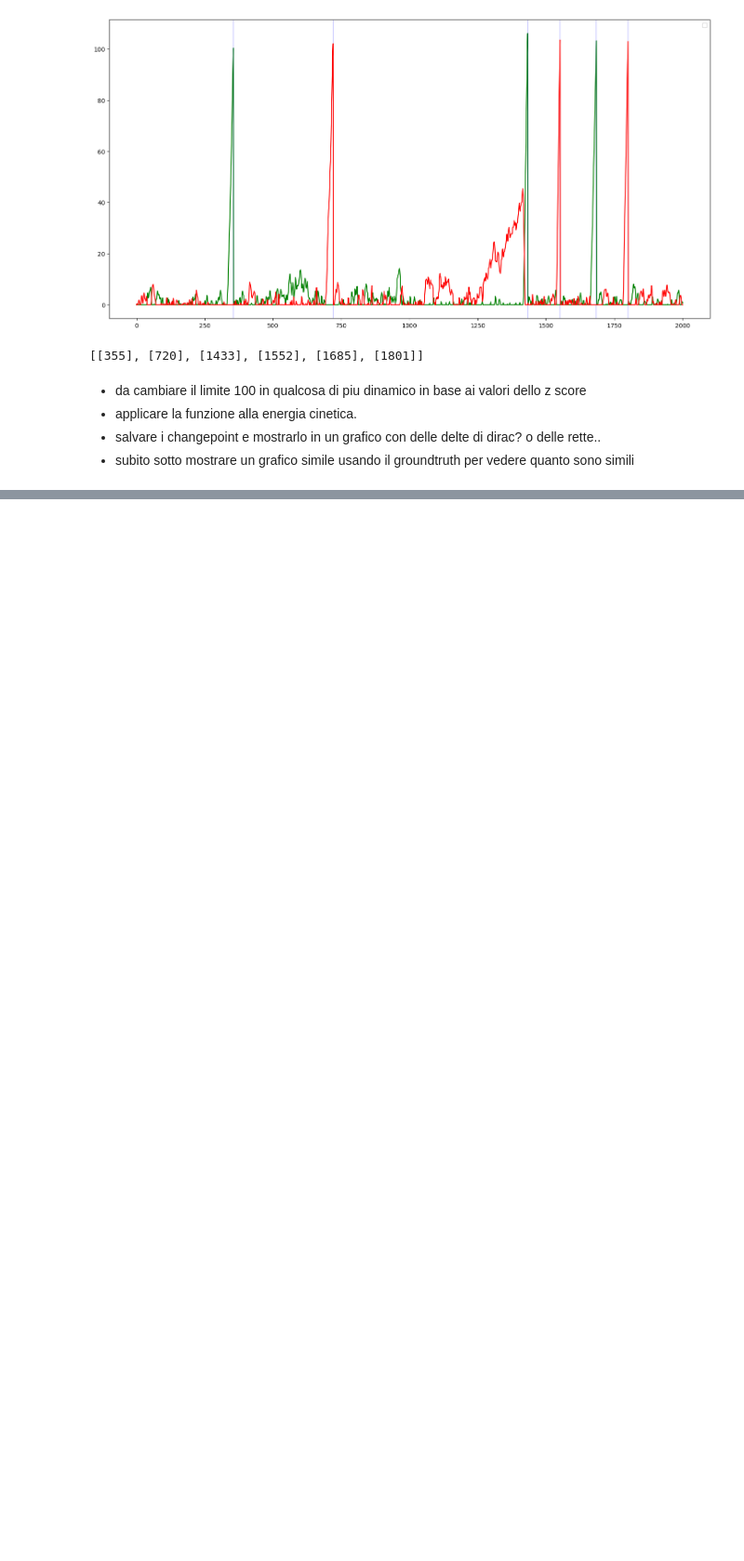
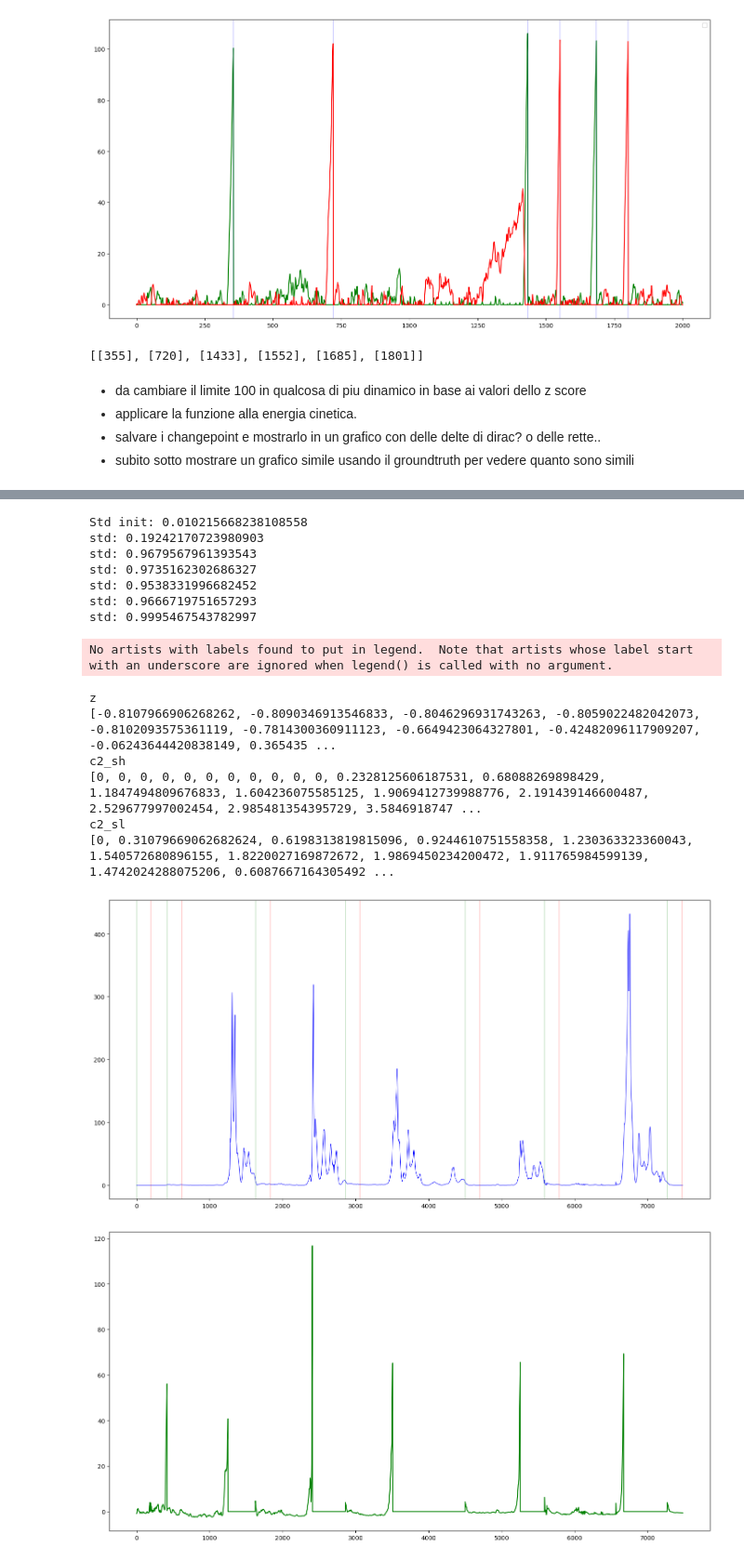
Before and after one commit to mosenco/CUSUMMO, a Jupyter notebook: main.ipynb, the cells around one changed output, grey strips where cells are left out. Shown at 93% size. Drawn from its saved outputs; the diff is of its cells as text; code cells hidden in the pictures; blank space fills up the shorter version.

```diff
--- a/main.ipynb
+++ b/main.ipynb
@@ -331 +431,49 @@ c2_sl
 [figure]
+# %%
+import pandas as pd
+import matplotlib.pyplot as plt
+import numpy as np
+
+
+df=pd.read_csv("2016-03-22_t024_only_chest.txt",sep=' ', header=None)
+df=df.iloc[:,1].values
+cp = ChangePointDynWin(df,1000,200)
+
+gt=pd.read_csv("GA_single_22-03-2016_t024_location_ground_truth.txt", header=None)
+gt=gt.values.flatten()
+
+# determino la posizione relativa dei groundtruth per poi allungare il array
+#calcolo la lunghezza del nuovo array
+stretch_df = [0] * len(df)
+#calcolo la posizione relativa dei uno in gt
+
+for idx,i in enumerate(gt):
+    if i==1:
+        relpos = idx*(100/len(gt))
+        stretch_df[int(np.floor((len(stretch_df)/100)*relpos))]=1
+
+
+
+
+plt.figure(figsize=(18,9))
+#plt.plot(np.arange(len(gt)),gt,'g')
+plt.plot(np.arange(len(stretch_df)),stretch_df,'blue')
+for j in cp:
+    plt.axvline(x = j, color = 'red')
+# %% [output]
+Std init: 0.010215668238108558
+std: 0.19242170723980903
+std: 0.9679567961393543
+std: 0.9735162302686327
+std: 0.9538331996682452
+std: 0.9666719751657293
+std: 0.9995467543782997
+No artists with labels found to put in legend.  Note that artists whose label start with an underscore are ignored when legend() is called with no argument.
+z
+[-0.8107966906268262, -0.8090346913546833, -0.8046296931743263, -0.8059022482042073, -0.8102093575361119, -0.7814300360911123, -0.6649423064327801, -0.42482096117909207, -0.06243644420838149, 0.365435 ...
+c2_sh
+[0, 0, 0, 0, 0, 0, 0, 0, 0, 0, 0, 0.2328125606187531, 0.68088269898429, 1.1847494809676833, 1.604236075585125, 1.9069412739988776, 2.191439146600487, 2.529677997002454, 2.985481354395729, 3.5846918747 ...
+c2_sl
+[0, 0.31079669062682624, 0.6198313819815096, 0.9244610751558358, 1.230363323360043, 1.540572680896155, 1.8220027169872672, 1.9869450234200472, 1.911765984599139, 1.4742024288075206, 0.6087667164305492 ...
+[figure, added]
+[figure, added]
```
Also changed, not shown: parts of 6 cells of this notebook.
